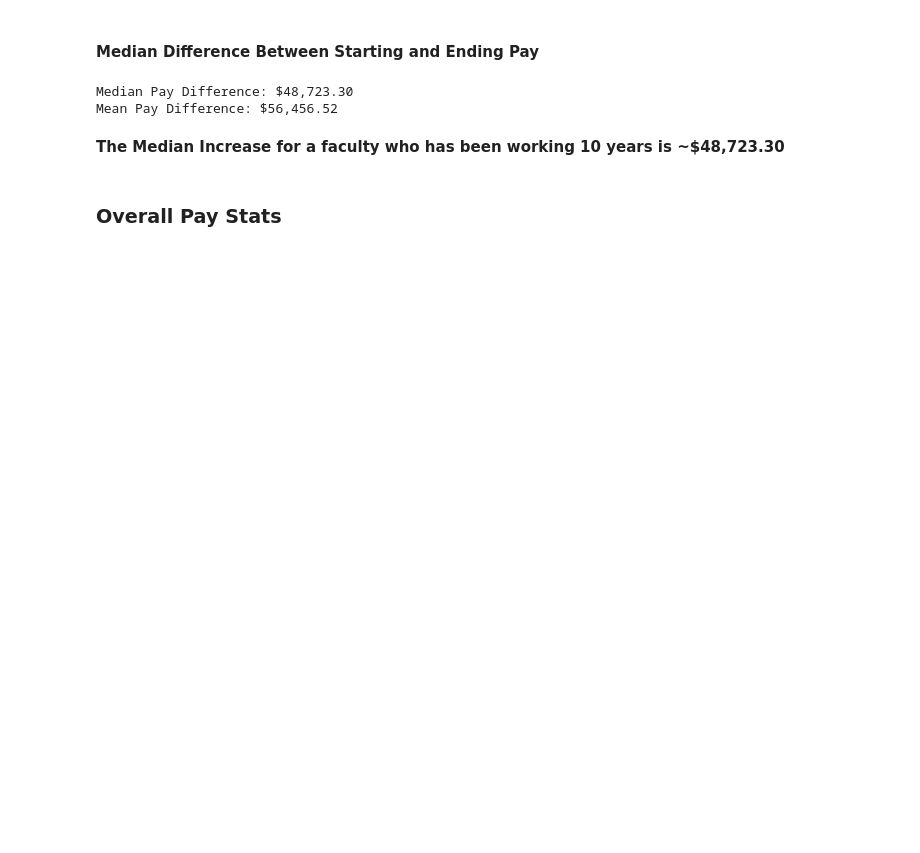
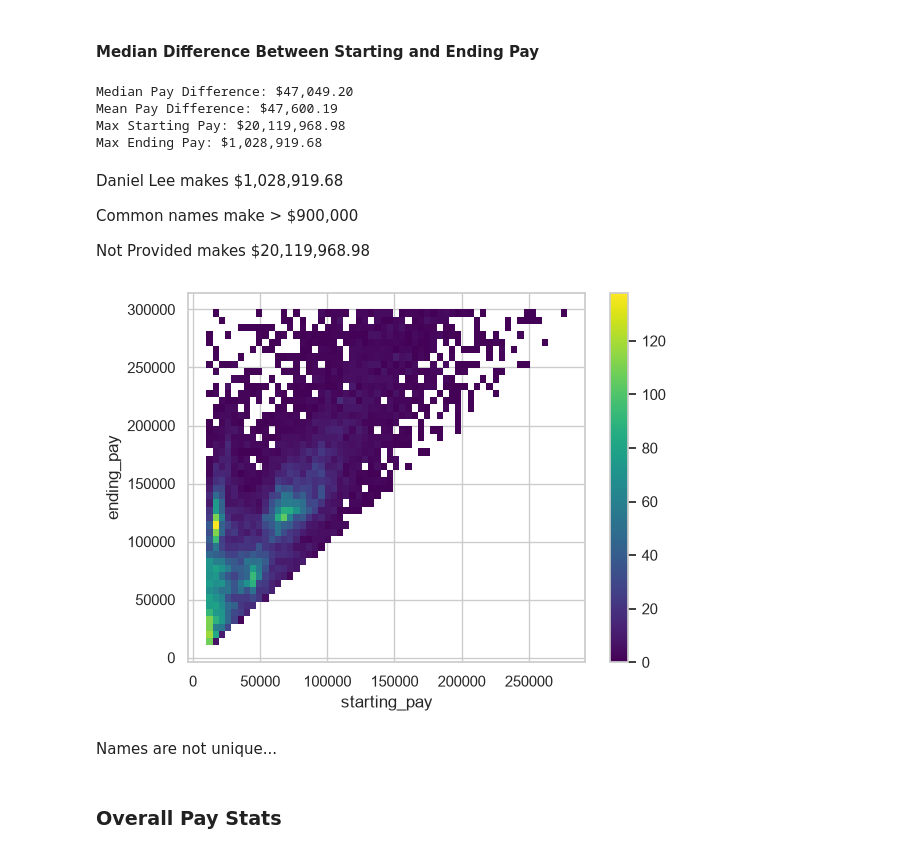
Before and after one commit to CSC4693-Fall-2026/CSC4693, a Jupyter notebook: Faculty/mcEDA.ipynb, the cells around one changed output. Drawn from its saved outputs; the diff is of its cells as text; code cells hidden in the pictures; blank space fills up the shorter version.

Commit message:
feat: added graph, noticed mistake [names arent unique]

```diff
--- a/Faculty/mcEDA.ipynb
+++ b/Faculty/mcEDA.ipynb
@@ -197,4 +199,7 @@ SELECT
     starting_pay,
     ending_pay
     FROM consecutive_years
+    ORDER BY ending_pay DESC
 """).df()
+
+pay_df
@@ -208,11 +227,36 @@ mean_diff = pay_df['pay_difference'].mean()
 
 print(f"Median Pay Difference: ${median_diff:,.2f}")
 print(f"Mean Pay Difference: ${mean_diff:,.2f}")
+# Starting pay max and max Ending pay
+print(f"Max Starting Pay: ${pay_df['starting_pay'].max():,.2f}")
+print(f"Max Ending Pay: ${pay_df['ending_pay'].max():,.2f}")
 # %% [output]
-Median Pay Difference: $48,723.30
-Mean Pay Difference: $56,456.52
+Median Pay Difference: $47,049.20
+Mean Pay Difference: $47,600.19
+Max Starting Pay: $20,119,968.98
+Max Ending Pay: $1,028,919.68
-# %% [markdown]
-**The Median Increase for a faculty who has been working 10 years is ~$48,723.30**
+# %% [markdown]
+Daniel Lee makes     $1,028,919.68
+
+Common names make >  $900,000
+
+Not Provided makes   $20,119,968.98
+# %%
+# Only include people whos ending pay is greater than starting pay
+pay_df = pay_df[pay_df['ending_pay'] > pay_df['starting_pay']]
+
+# Remove people who are above google search max Teacher Salary of ~$300,000
+pay_df = pay_df[pay_df['ending_pay'] <= 300000]
+# %%
+import seaborn as sns
+import matplotlib.pyplot as plt
+
+sns.histplot(data=pay_df, x="starting_pay", y="ending_pay", cbar=True, cmap="viridis")
+plt.show()
+# %% [output]
+[figure, added]
+# %% [markdown]
+Names are not unique...
 # %% [markdown]
 ### Overall Pay Stats
 # %%
```
Also changed, not shown: parts of 5 cells of this notebook.
